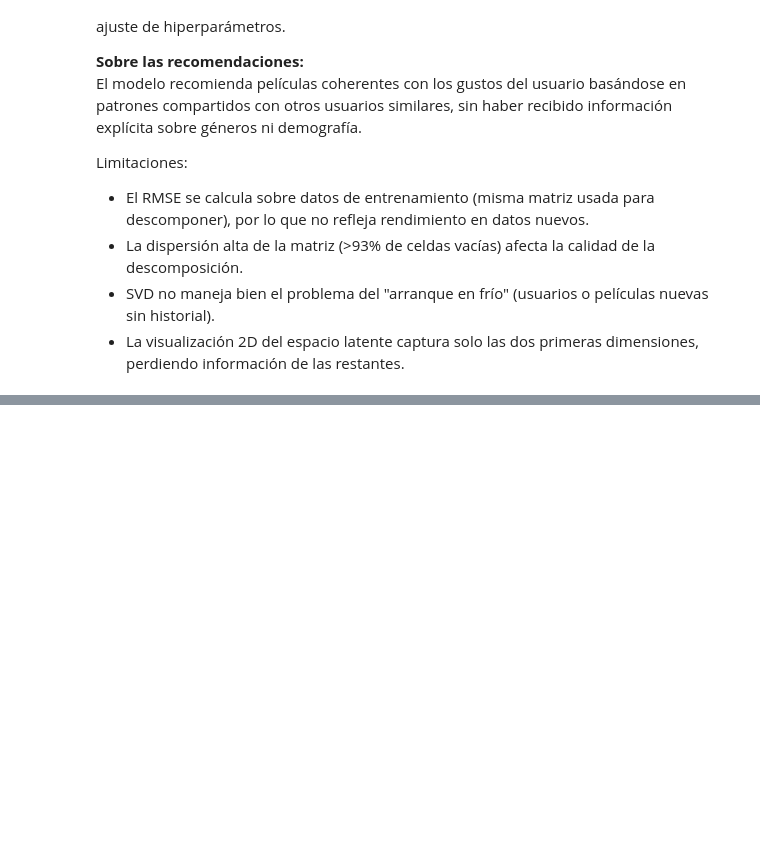
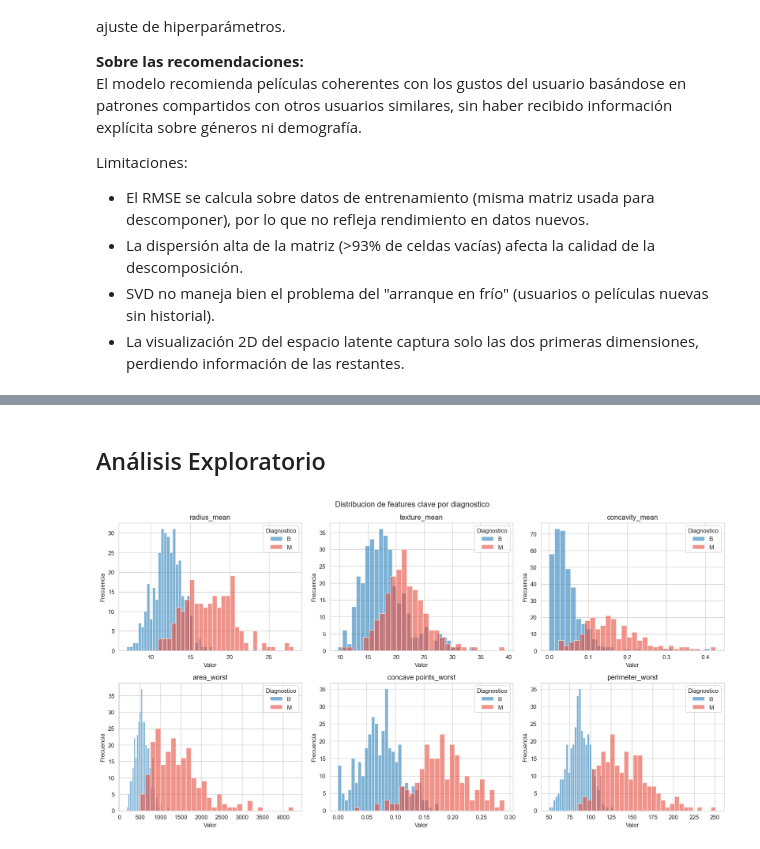
Before and after one commit to Branuvg/tarea2_mineria, a Jupyter notebook: tarea2.ipynb, the cells around one changed output, grey strips where cells are left out. Saved outputs shown, nothing was run; the diff lists cells and outputs as text; code cells hidden in the pictures; blank space fills up the shorter version.

```diff
--- a/tarea2.ipynb
+++ b/tarea2.ipynb
@@ -492,0 +545,26 @@ Limitaciones:
+# %% [markdown]
+## Análisis Exploratorio
+# %%
+# Visualizamos la distribución de seis features clave separadas por diagnóstico, para entender la separabilidad de los grupos antes de aplicar los algoritmos de reducción.
+
+features_clave = ['radius_mean', 'texture_mean', 'concavity_mean',
+                   'area_worst', 'concave points_worst', 'perimeter_worst']
+
+fig, axes = plt.subplots(2, 3, figsize=(15, 8))
+axes = axes.flatten()
+colores = {'M': '#e74c3c', 'B': '#2980b9'}
+
+for i, feat in enumerate(features_clave):
+    for diag, grp in bc.groupby('diagnosis'):
+        axes[i].hist(grp[feat], bins=30, alpha=0.6,
+                     label=diag, color=colores[diag], edgecolor='white')
+    axes[i].set_title(feat)
+    axes[i].set_xlabel('Valor')
+    axes[i].set_ylabel('Frecuencia')
+    axes[i].legend(title='Diagnostico')
+
+plt.suptitle('Distribucion de features clave por diagnostico', fontsize=13)
+plt.tight_layout()
+plt.show()
+# %% [output]
+[figure, added]
```
Also changed, not shown: parts of 12 cells of this notebook, 1 other file.
